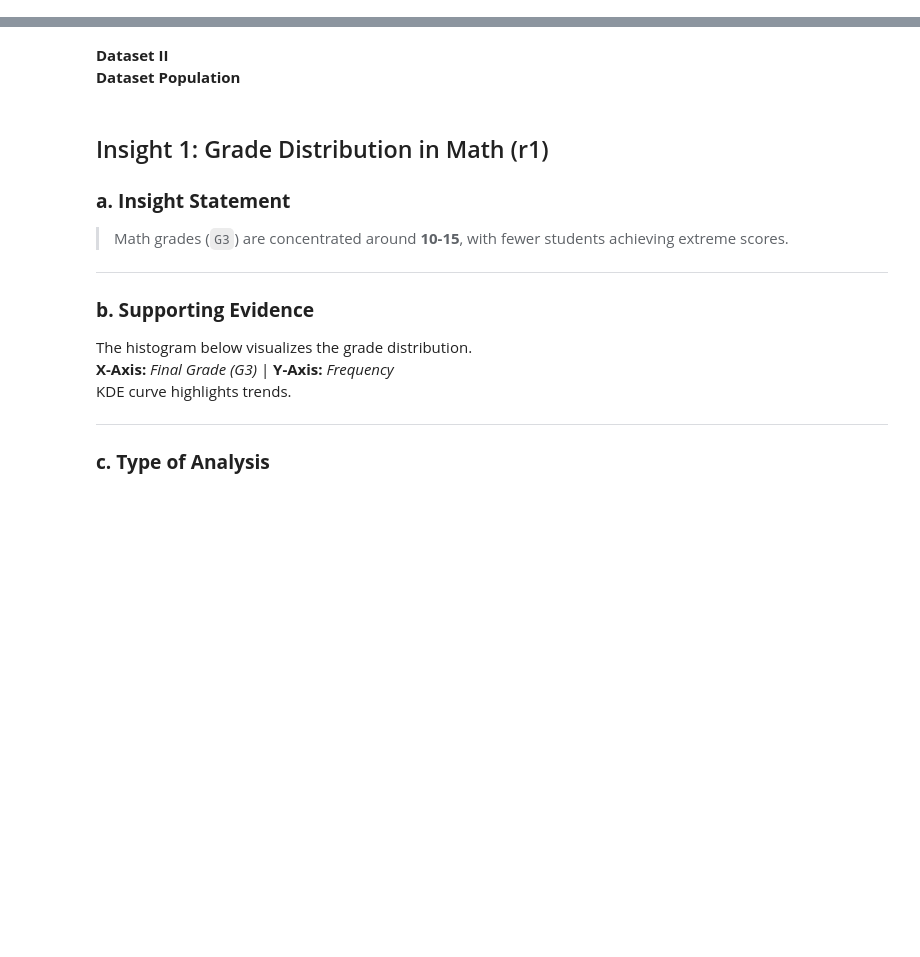
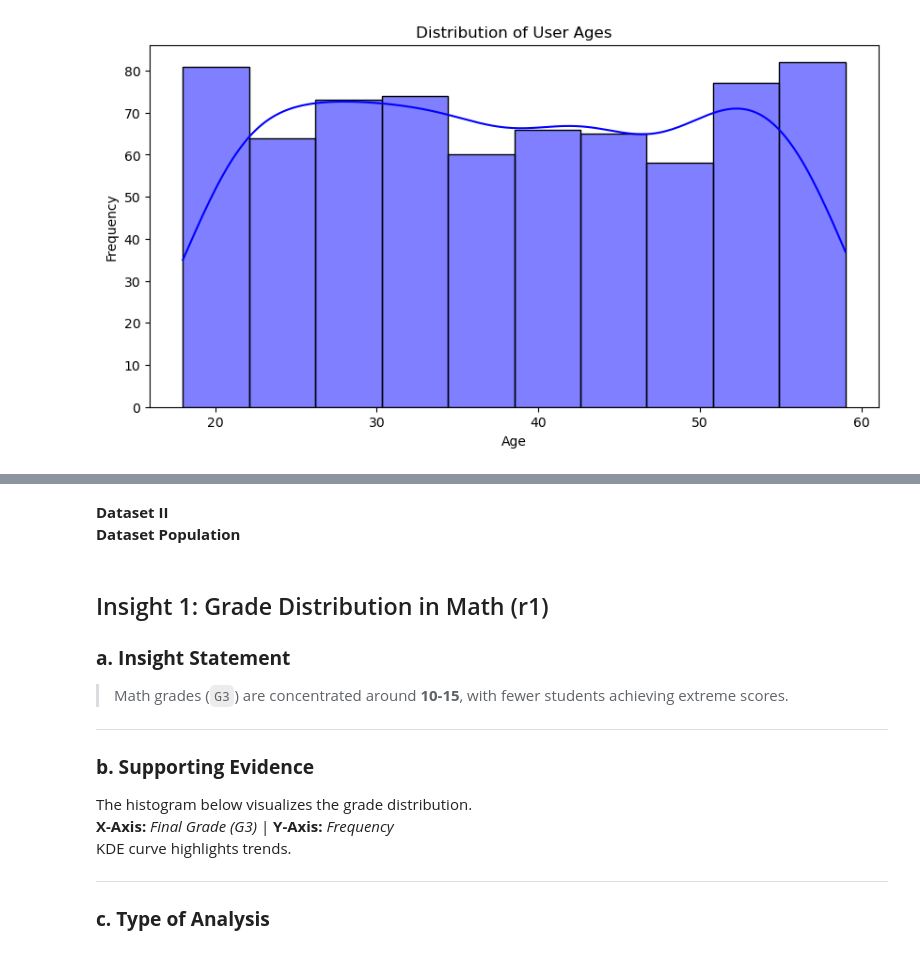
Before and after one commit to royruik/CSI4142_Assignments, a Jupyter notebook: A1_Jupyter_Analysis.ipynb, the cells around one changed output, grey strips where cells are left out. Drawn from its saved outputs; the diff is of its cells as text; code cells hidden in the pictures; blank space fills up the shorter version.

Commit message:
jm dataset commit1

```diff
--- a/A1_Jupyter_Analysis.ipynb
+++ b/A1_Jupyter_Analysis.ipynb
@@ -65,0 +85,3 @@ import seaborn as sns
+# %%
+# Load the datasets
+user_behavior = pd.read_csv("dataset1/user_behavior_dataset (1).csv")
@@ -65,0 +108,9 @@ import seaborn as sns
+# %%
+plt.figure(figsize=(10, 5))
+sns.histplot(user_behavior["Age"], bins=10, kde=True, color="blue")
+plt.xlabel("Age")
+plt.ylabel("Frequency")
+plt.title("Distribution of User Ages")
+plt.show()
+# %% [output]
+[figure, added]
```
Also changed, not shown: parts of 13 cells of this notebook, 1 other file.
